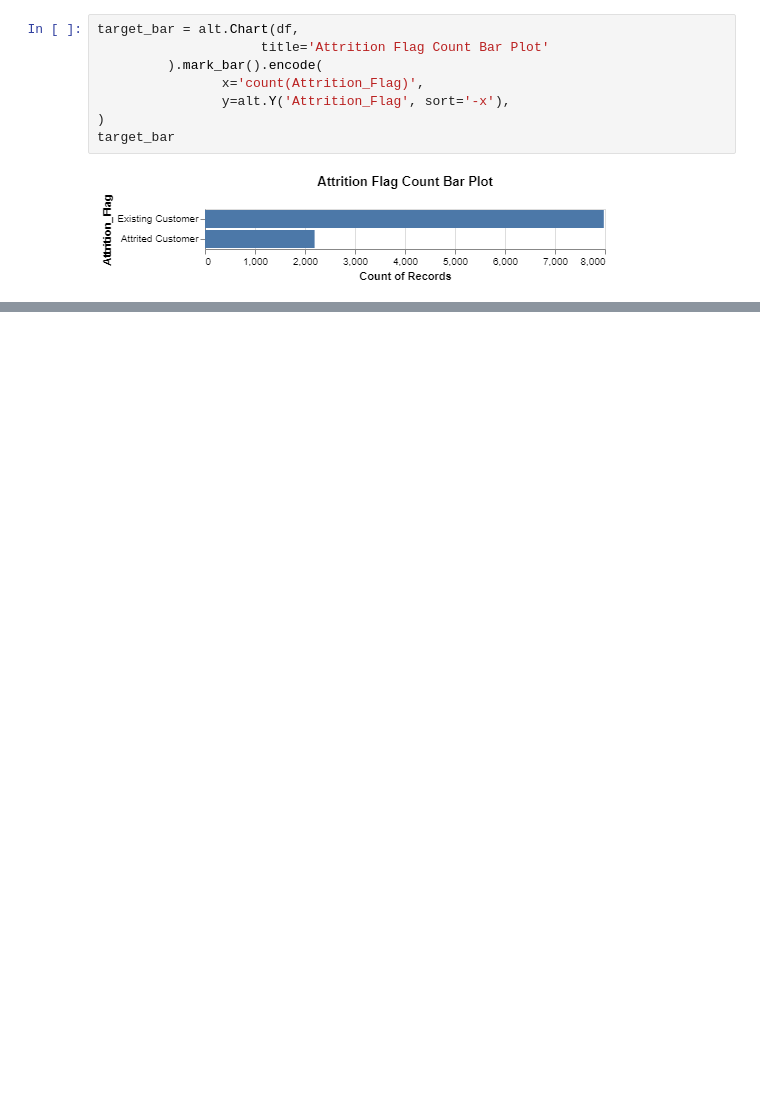
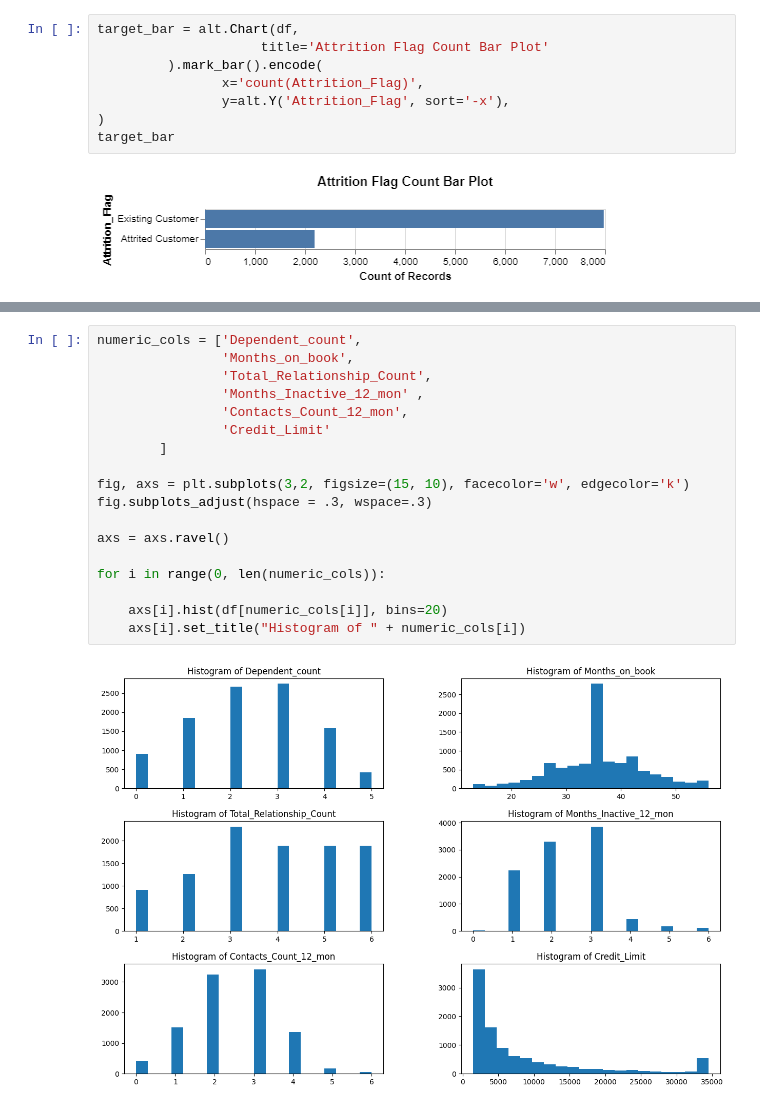
Before and after one commit to Jayathilaga/BOLT_UBC_Team_26, a Jupyter notebook: caesar_EDA.ipynb, the cells around one changed output, grey strips where cells are left out. Saved outputs shown, nothing was run; the diff lists cells and outputs as text; blank space fills up the shorter version.

```diff
--- a/caesar_EDA.ipynb
+++ b/caesar_EDA.ipynb
@@ -55,0 +66,20 @@ target_bar
+# %%
+numeric_cols = ['Dependent_count',
+                'Months_on_book',
+                'Total_Relationship_Count',
+                'Months_Inactive_12_mon' ,
+                'Contacts_Count_12_mon',
+                'Credit_Limit'
+        ]
+
+fig, axs = plt.subplots(3,2, figsize=(15, 10), facecolor='w', edgecolor='k')
+fig.subplots_adjust(hspace = .3, wspace=.3)
+
+axs = axs.ravel()
+
+for i in range(0, len(numeric_cols)):
+
+    axs[i].hist(df[numeric_cols[i]], bins=20)
+    axs[i].set_title("Histogram of " + numeric_cols[i])
+# %% [output]
+[figure, added]
```
Also changed, not shown: parts of 3 cells of this notebook.
